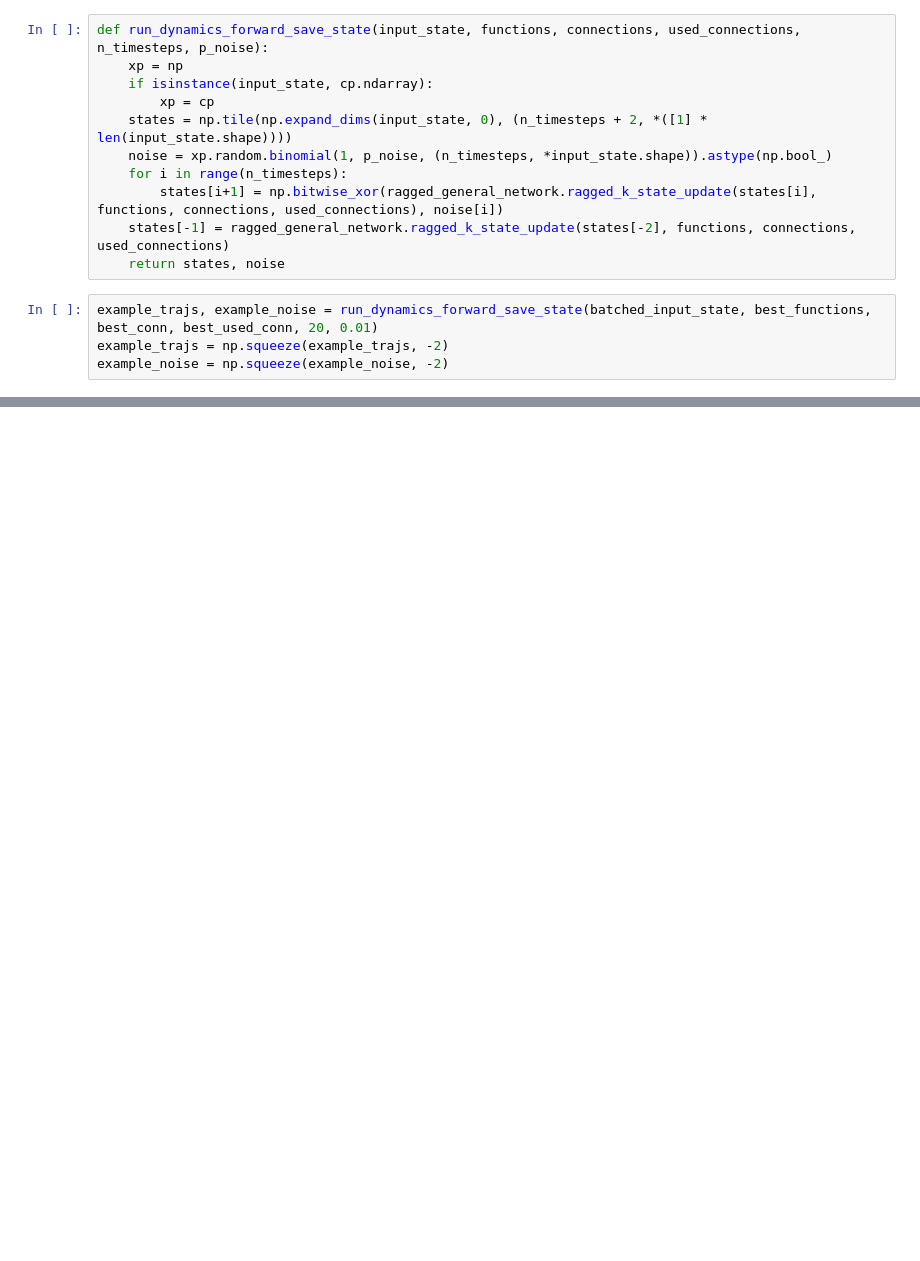
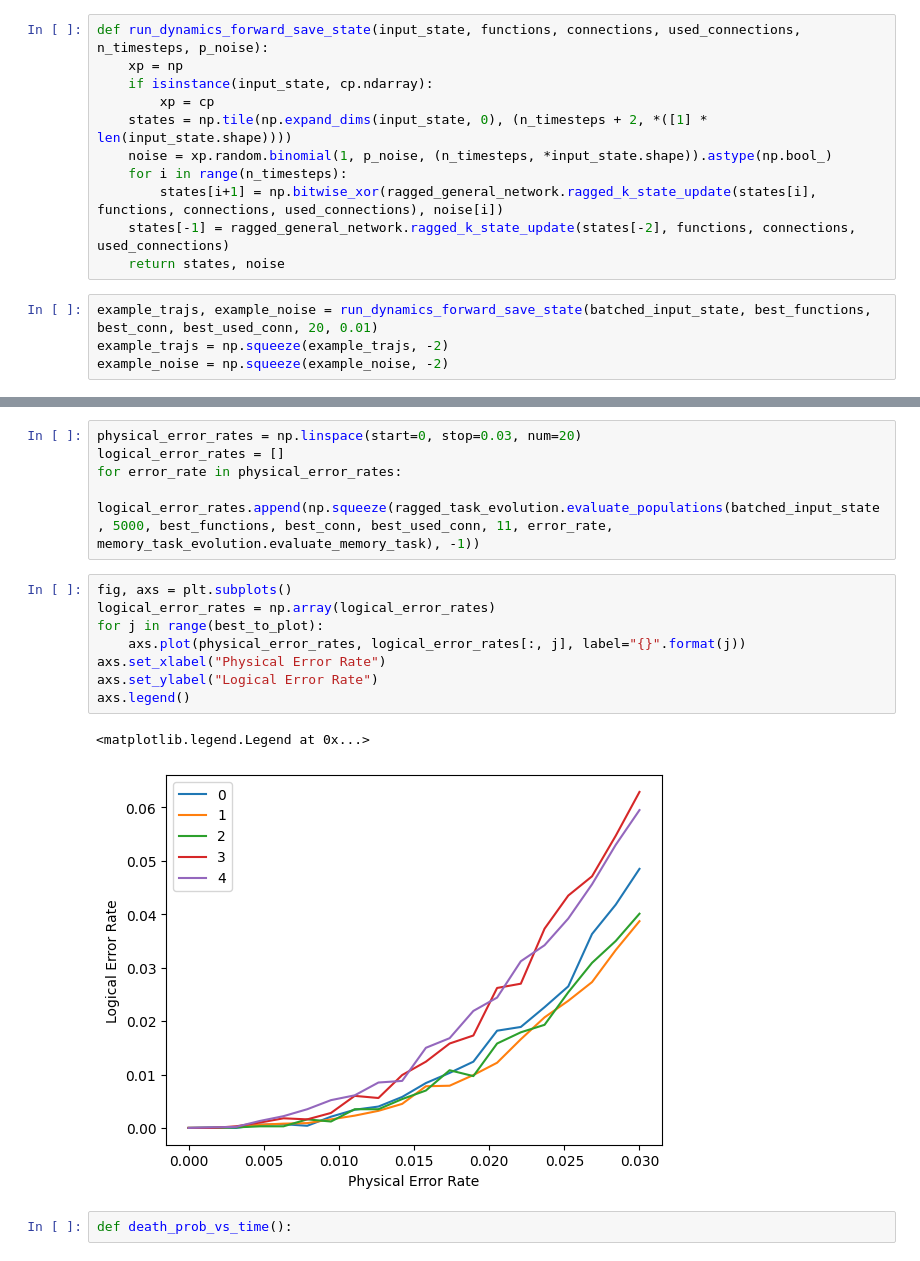
Before and after one commit to trevormccrt/gpuaffman_networks, a Jupyter notebook: genetics/memory_task_results.ipynb, the cells around one changed output, grey strips where cells are left out. Drawn from its saved outputs; the diff is of its cells as text; blank space fills up the shorter version.

```diff
--- a/genetics/memory_task_results.ipynb
+++ b/genetics/memory_task_results.ipynb
@@ -75,0 +76,18 @@ for i in range(best_to_plot):
+# %%
+physical_error_rates = np.linspace(start=0, stop=0.03, num=20)
+logical_error_rates = []
+for error_rate in physical_error_rates:
+    logical_error_rates.append(np.squeeze(ragged_task_evolution.evaluate_populations(batched_input_state, 5000, best_functions, best_conn, best_used_conn, 11, error_rate, memory_task_evolution.evaluate_memory_task), -1))
+# %%
+fig, axs = plt.subplots()
+logical_error_rates = np.array(logical_error_rates)
+for j in range(best_to_plot):
+    axs.plot(physical_error_rates, logical_error_rates[:, j], label="{}".format(j))
+axs.set_xlabel("Physical Error Rate")
+axs.set_ylabel("Logical Error Rate")
+axs.legend()
+# %% [output]
+<matplotlib.legend.Legend at 0x...>
+[figure, added]
+# %%
+def death_prob_vs_time():
```
Also changed, not shown: parts of 6 cells of this notebook.
